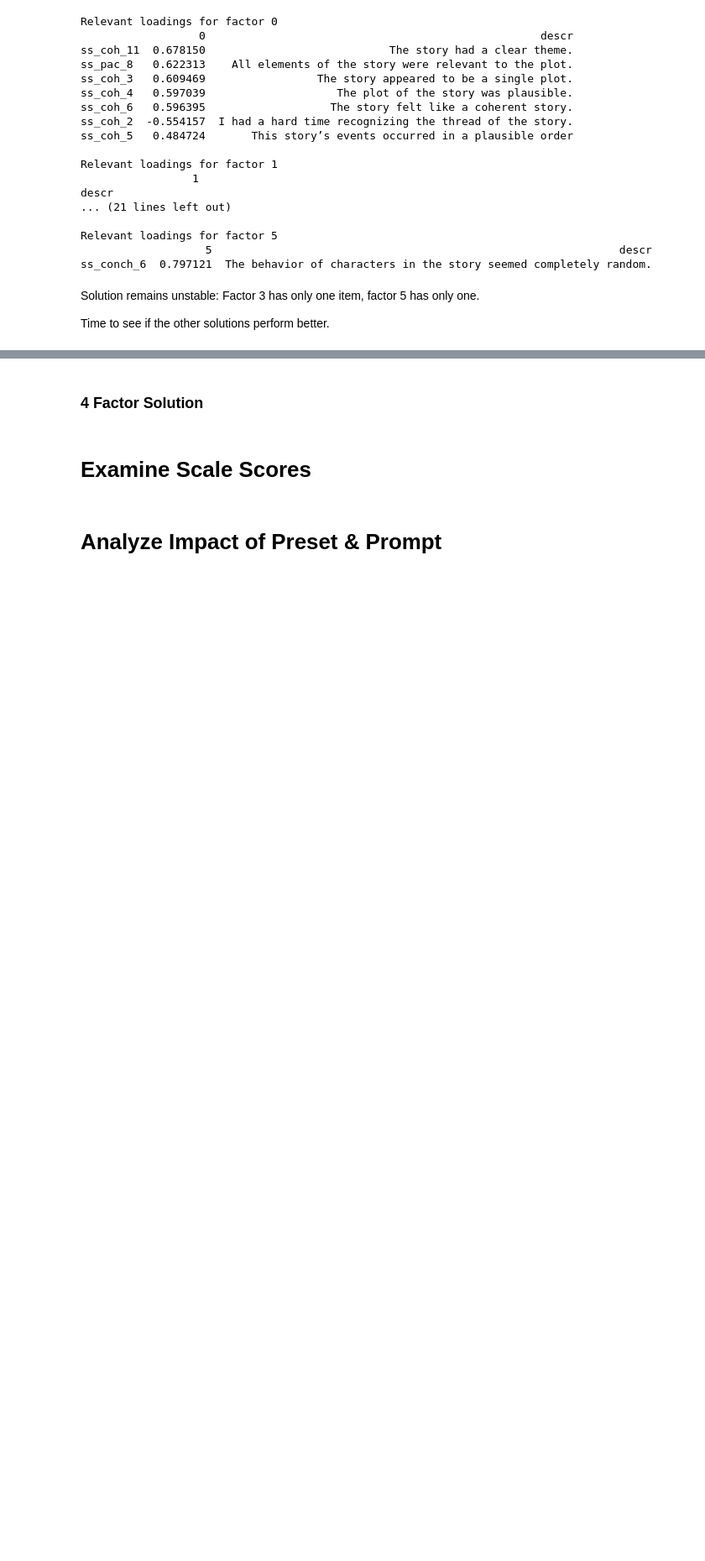
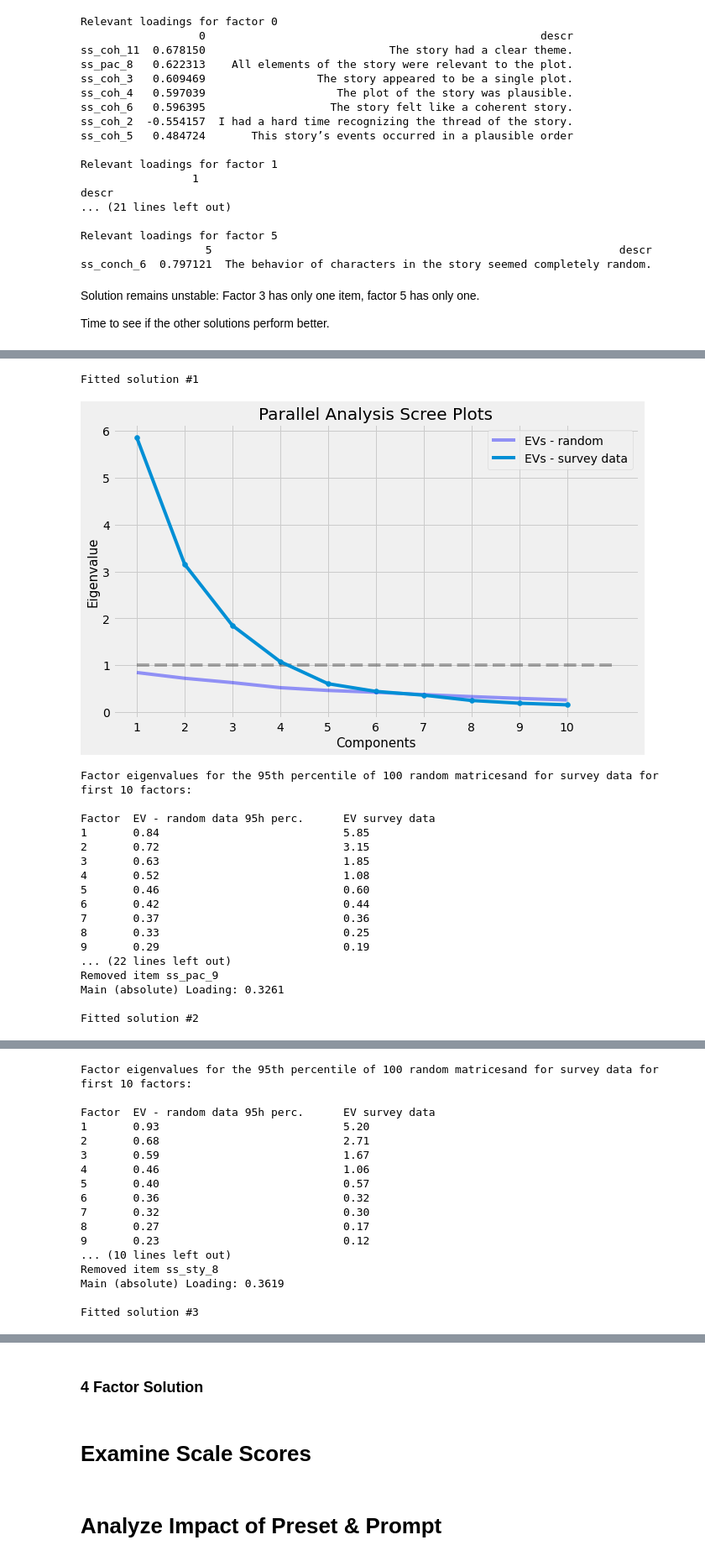
Before and after one commit to MWiechmann/ai_story_scale, a Jupyter notebook: study1_scale_construction/step_2_scale_construction_efa.ipynb, the cells around one changed output, grey strips where cells are left out. Shown at 84% size. Drawn from its saved outputs; the diff is of its cells as text; code cells hidden in the pictures; blank space fills up the shorter version.

Commit message:
revise & document 5-factor solution

```diff
--- a/study1_scale_construction/step_2_scale_construction_efa.ipynb
+++ b/study1_scale_construction/step_2_scale_construction_efa.ipynb
@@ -691,3 +703,23 @@ print(efa.phi_)
 # %%
-five_facs = iterative_efa(aiss, items_analysis_li, n_facs=5, rotation_method="Oblimin", print_details=True,
-                          print_par_plot=True, print_par_table=True, auto_stop_par=True)
+five_facs = efa_utils.iterative_efa(aiss, items_analysis, n_facs=5, rotation_method="Oblimin", print_details=True,
+                          print_par_plot=True, print_par_table=True, auto_stop_par=True, par_n_facs = 10)
+# %% [output]
+Fitted solution #1
+[figure, added]
+Factor eigenvalues for the 95th percentile of 100 random matricesand for survey data for first 10 factors:
+
+Factor  EV - random data 95h perc.      EV survey data
+1       0.84                            5.85
+2       0.72                            3.15
+3       0.63                            1.85
+4       0.52                            1.08
+5       0.46                            0.60
+6       0.42                            0.44
+7       0.37                            0.36
+8       0.33                            0.25
+9       0.29                            0.19
+... (22 lines left out)
+Removed item ss_pac_9
+Main (absolute) Loading: 0.3261
+
+Fitted solution #2
@@ -693,0 +727,17 @@ five_facs = iterative_efa(aiss, items_analysis_li, n_facs=5, rotation_method="Ob
+Factor eigenvalues for the 95th percentile of 100 random matricesand for survey data for first 10 factors:
+
+Factor  EV - random data 95h perc.      EV survey data
+1       0.93                            5.20
+2       0.68                            2.71
+3       0.59                            1.67
+4       0.46                            1.06
+5       0.40                            0.57
+6       0.36                            0.32
+7       0.32                            0.30
+8       0.27                            0.17
+9       0.23                            0.12
+... (10 lines left out)
+Removed item ss_sty_8
+Main (absolute) Loading: 0.3619
+
+Fitted solution #3
```
Also changed, not shown: parts of 27 cells of this notebook.
